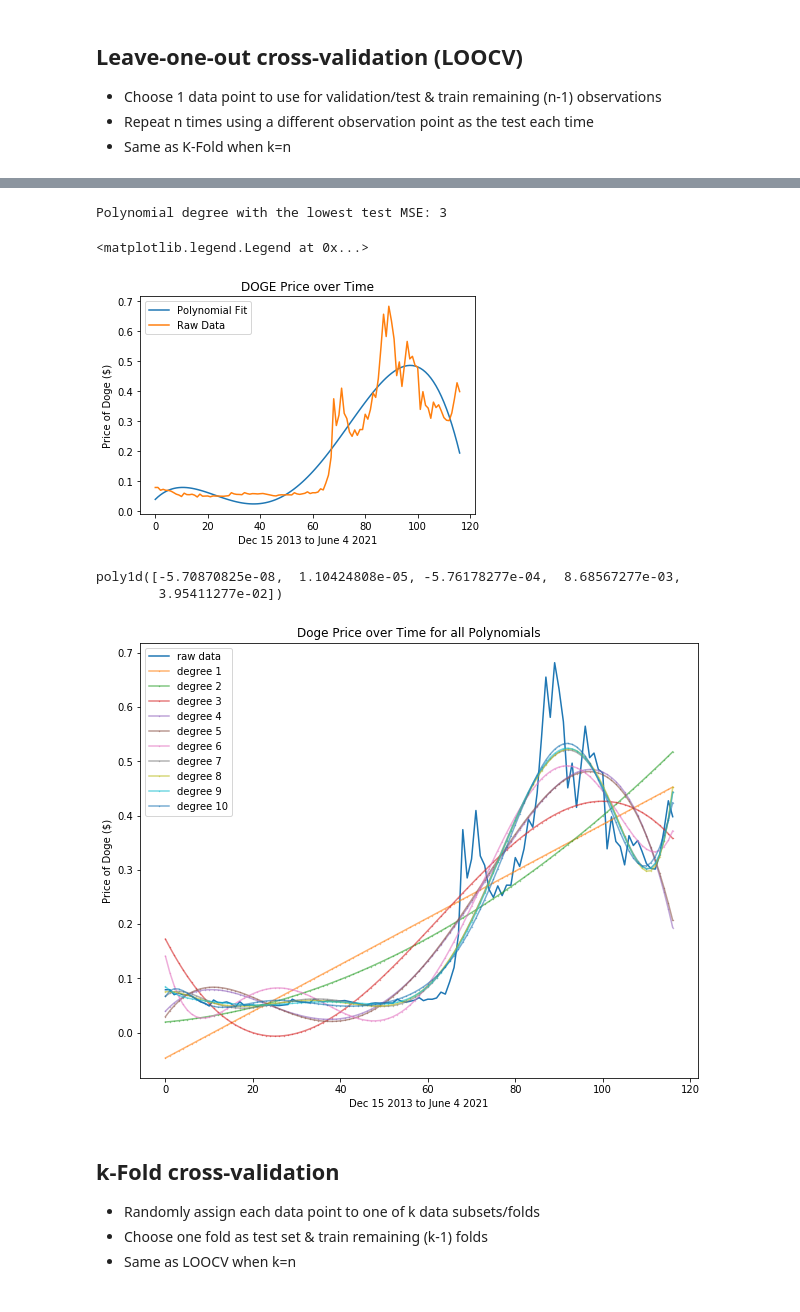
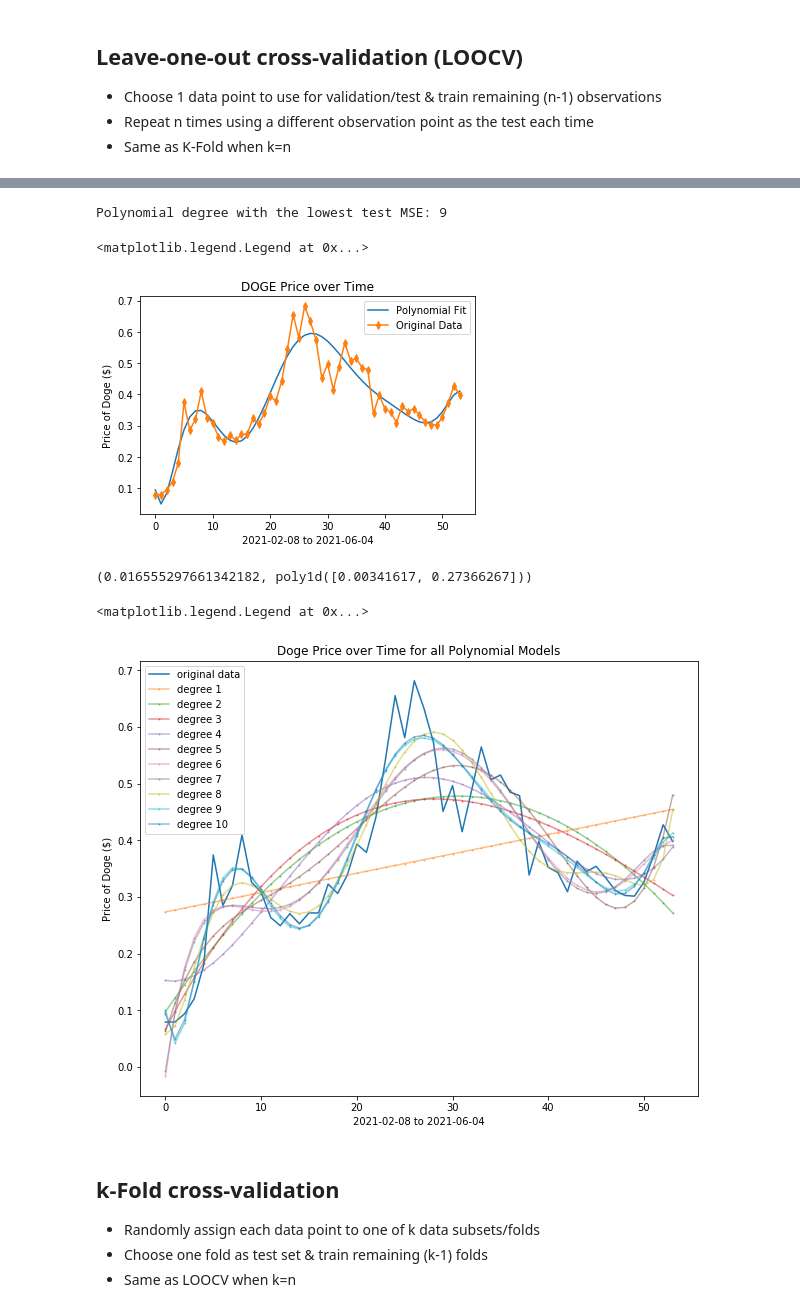
Before and after one commit to vchou105/COGS109FinalProject, a Jupyter notebook: DOGE-Bitcoin.ipynb, the cells around one changed output, grey strips where cells are left out. Saved outputs shown, nothing was run; the diff lists cells and outputs as text; code cells hidden in the pictures.

Commit message:
added train and test mse graphs for loocv

```diff
--- a/DOGE-Bitcoin.ipynb
+++ b/DOGE-Bitcoin.ipynb
@@ -162,0 +141,4 @@ doge
+# %%
+threshold = 0.079
+doge = DOGE.loc[DOGE.price >= threshold]
+doge
@@ -279,0 +274,27 @@ for deg in range(1, 11):
+# %%
+# create polynomial model for a range of degrees from 1 to 10
+loocv_train_mse = []
+model_min = []
+loocv_test_mse = []
+for deg in range(1, 11):
+    # k = n for loocv
+    k = len(doge)
+    mse_train, mse_test, model = cv(deg, k, doge)
+
+    loocv_train_mse.append(mse_train)
+    model_min.append(model)
+    loocv_test_mse.append(mse_test)
+
+fig, axs = plt.subplots(1,2, figsize=(14,5))
+
+axs[0].plot(range(1,11), loocv_test_mse, '-co', label='Test')
+axs[0].set_xlabel("Degree of Polynomial")
+axs[0].set_ylabel("Minimum Test MSE")
+axs[0].set_title('Least Test MSE for each Polynomial with LOOCV')
+axs[0].legend()
+
+axs[1].plot(range(1,11), loocv_train_mse, '-mo', label='Train')
+axs[1].set_xlabel("Degree of Polynomial")
+axs[1].set_ylabel("Minimum Train MSE")
+axs[1].set_title('Least Train MSE for each Polynomial with LOOCV')
+axs[1].legend()
@@ -280,49 +304,50 @@ for deg in range(1, 11):
 # %%
 # find index of lowest mse out of all the polynomial degrees
-index = np.argmin(mse_min)
+index = np.argmin(test_mse_min)
 
 # find the polynomial model with the lowest test mse
-best_model = model_min[index]
+loocv_model = model_min[index]
 print("Polynomial degree with the lowest test MSE: %d" % index)
 
 # price of doge from the best polynomial degree model
-y_model = best_model(range(len(doge)))
+y_model = loocv_model(range(len(doge)))
 
 plt.plot(doge_x2, y_model, label="Polynomial Fit")
 plt.xlabel(x2_label)
 plt.ylabel('Price of Doge ($)')
 
 # plot original price of Doge
-plt.plot(doge_x2, d_price, label="Raw Data")
+plt.plot(doge_x2, d_price, '-d', markersize=5, label="Original Data")
 plt.xlabel(x2_label)
 plt.title('DOGE Price over Time')
 
 plt.legend()
 # %% [output]
-Polynomial degree with the lowest test MSE: 3
+Polynomial degree with the lowest test MSE: 9
 <matplotlib.legend.Legend at 0x...>
-[figure, old version]
+[figure, new version]
-# %%
-model_min[index]
-# %% [output]
-poly1d([-5.70870825e-08,  1.10424808e-05, -5.76178277e-04,  8.68567277e-03,
-        3.95411277e-02])
+# %%
+# lowest test mse and best polynomial model with loocv
+mse_min[index], loocv_model
+# %% [output]
+(0.016555297661342182, poly1d([0.00341617, 0.27366267]))
 # %%
 # plot models of all the polynomial degrees
 plt.figure(figsize=(10,8))
-plt.plot(doge_x2, d_price, label="raw data")
+plt.plot(doge_x2, d_price, label="original data")
+plt.xlabel(x2_label)
+plt.ylabel('Price of Doge ($)')
+plt.title('Doge Price over Time for all Polynomial Models')
 
 for x in range(len(model_min)):
     m = model_min[x]
     y_doge = m(range(len(doge)))
+    plt.plot(doge_x2, y_doge, '-o', markersize=1, label='degree %s' % (x+1), alpha=0.5)
 
-    plt.plot(doge_x2, y_doge, '-o',markersize=0.4, label='degree %s' % (x+1), alpha=0.6)
-    plt.xlabel(x2_label)
-    plt.ylabel('Price of Doge ($)')
-    plt.title('Doge Price over Time for all Polynomials')
-    plt.legend()
+plt.legend()
 # %% [output]
+<matplotlib.legend.Legend at 0x...>
-[figure, old version]
+[figure, new version]
 # %% [markdown]
 ## k-Fold cross-validation
 - Randomly assign each data point to one of k data subsets/folds
```
Also changed, not shown: parts of 14 cells of this notebook.
